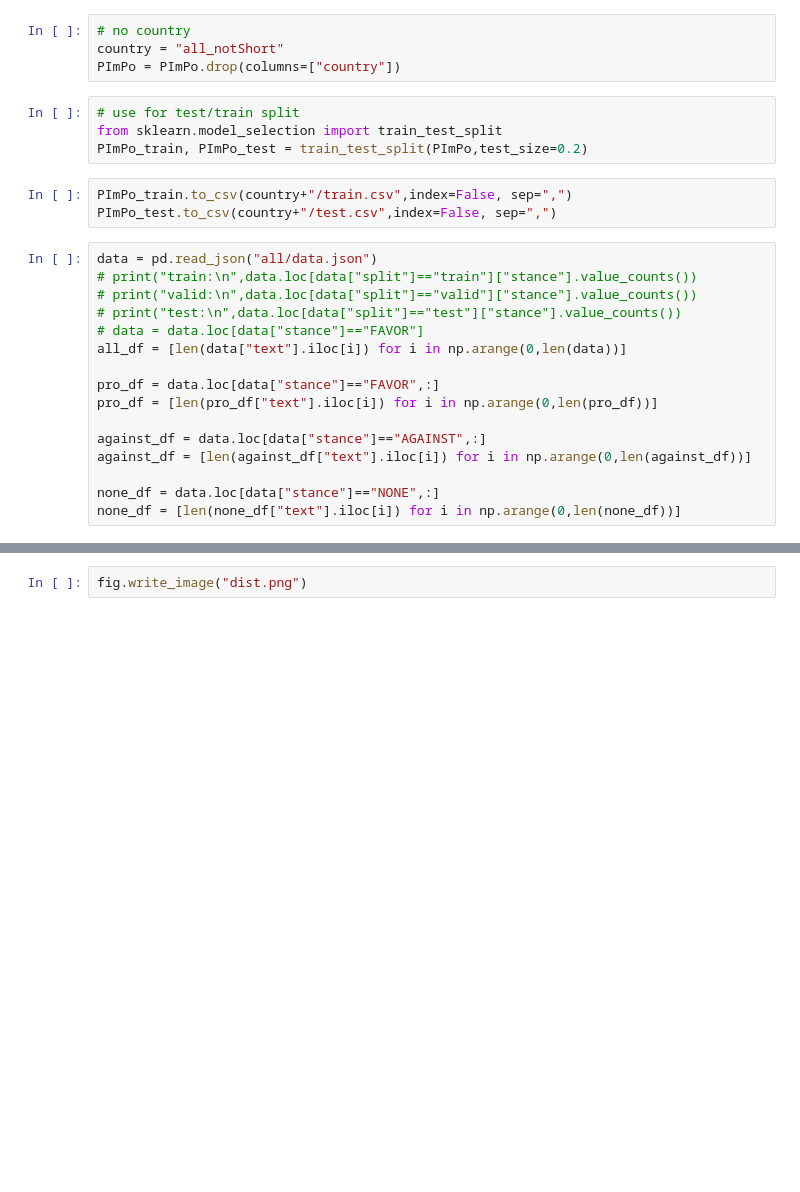
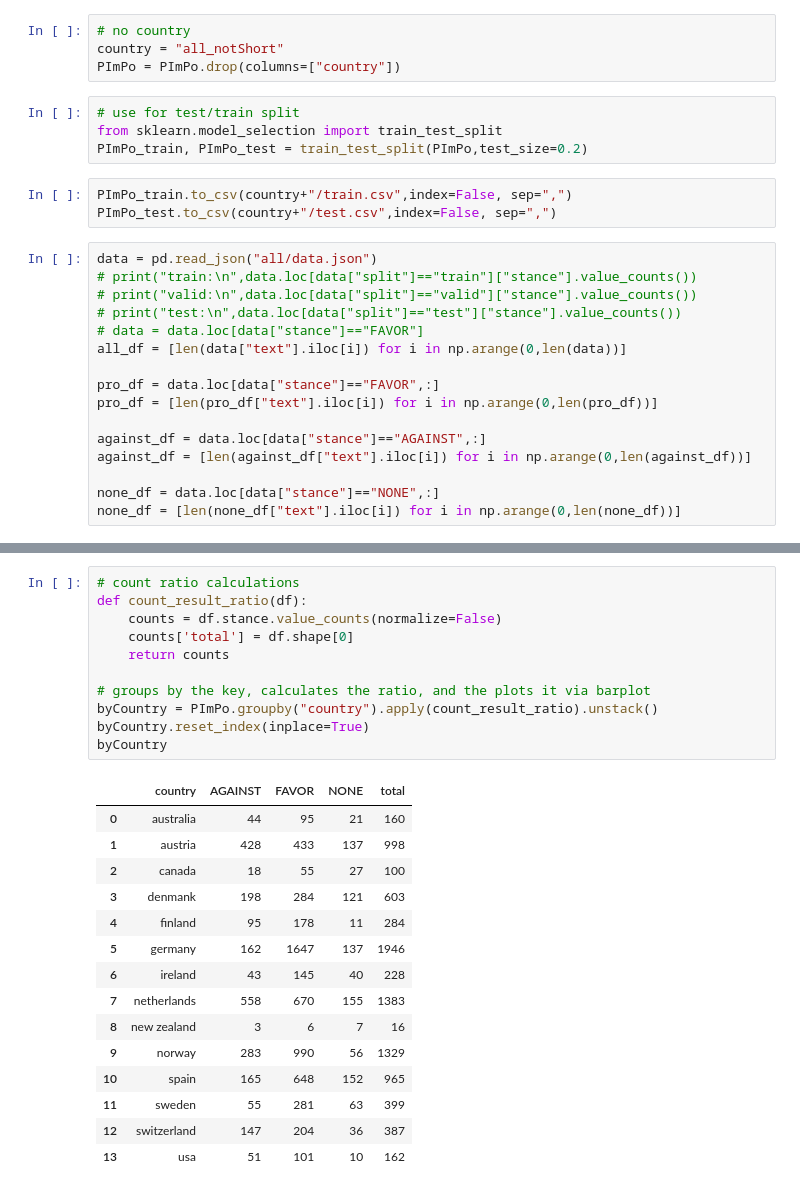
Before and after one commit to farzamfan/Multilingual-StD-Pipeline, a Jupyter notebook: Pipeline/data/PImPo/preProcessing.ipynb, the cells around one changed output, grey strips where cells are left out. Drawn from its saved outputs; the diff is of its cells as text; blank space fills up the shorter version.

```diff
--- a/Pipeline/data/PImPo/preProcessing.ipynb
+++ b/Pipeline/data/PImPo/preProcessing.ipynb
@@ -113,2 +116,27 @@ fig.update_layout(
-# %%
-fig.write_image("dist.png")
+# %%
+# count ratio calculations
+def count_result_ratio(df):
+    counts = df.stance.value_counts(normalize=False)
+    counts['total'] = df.shape[0]
+    return counts
+
+# groups by the key, calculates the ratio, and the plots it via barplot
+byCountry = PImPo.groupby("country").apply(count_result_ratio).unstack()
+byCountry.reset_index(inplace=True)
+byCountry
+# %% [output]
+|  | country | AGAINST | FAVOR | NONE | total |
+| 0 | australia | 44 | 95 | 21 | 160 |
+| 1 | austria | 428 | 433 | 137 | 998 |
+| 2 | canada | 18 | 55 | 27 | 100 |
+| 3 | denmank | 198 | 284 | 121 | 603 |
+| 4 | finland | 95 | 178 | 11 | 284 |
+| 5 | germany | 162 | 1647 | 137 | 1946 |
+| 6 | ireland | 43 | 145 | 40 | 228 |
+| 7 | netherlands | 558 | 670 | 155 | 1383 |
+| 8 | new zealand | 3 | 6 | 7 | 16 |
+| 9 | norway | 283 | 990 | 56 | 1329 |
+| 10 | spain | 165 | 648 | 152 | 965 |
+| 11 | sweden | 55 | 281 | 63 | 399 |
+| 12 | switzerland | 147 | 204 | 36 | 387 |
+| 13 | usa | 51 | 101 | 10 | 162 |
```
Also changed, not shown: parts of 9 cells of this notebook, 10 other files.
